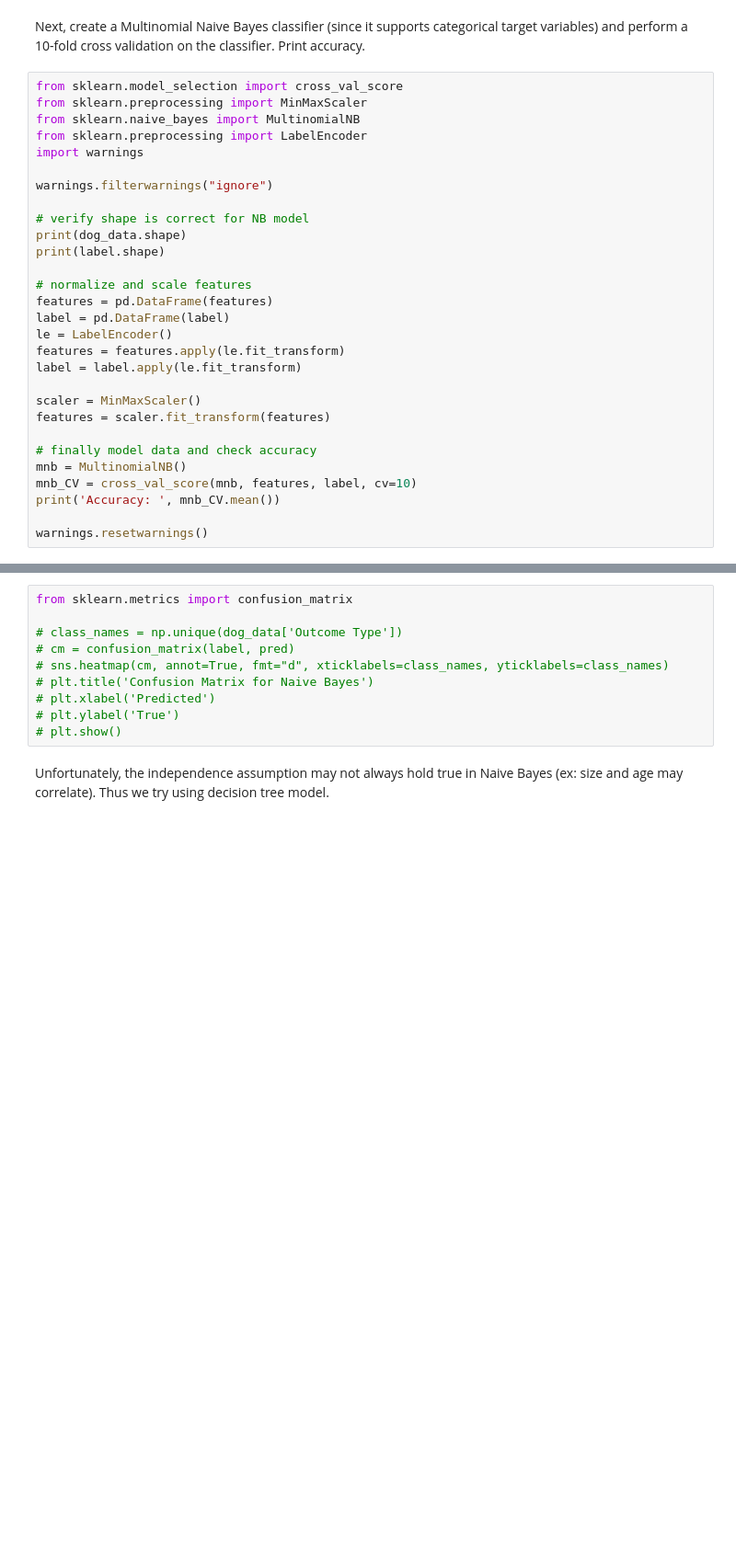
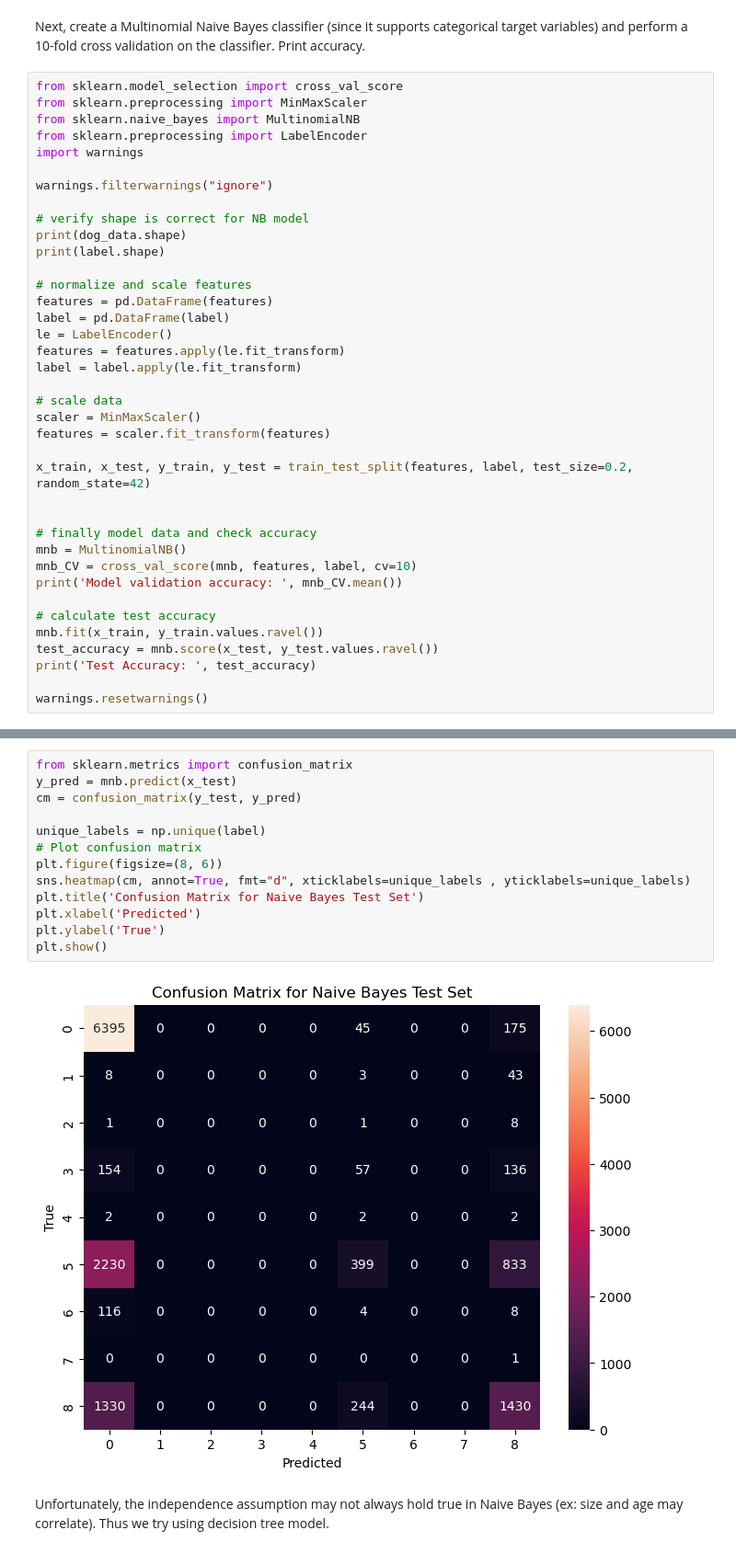
Before and after one commit to shruti2003/MLFinalProject, a Jupyter notebook: ML Final Project.ipynb, the cells around one changed output, grey strips where cells are left out. Shown at 92% size. Saved outputs shown, nothing was run; the diff lists cells and outputs as text; blank space fills up the shorter version.

Commit message:
added smote oversampling + fixed confusion matrix

```diff
--- a/ML Final Project.ipynb
+++ b/ML Final Project.ipynb
@@ -544,12 +673,21 @@ le = LabelEncoder()
 features = features.apply(le.fit_transform)
 label = label.apply(le.fit_transform)
 
+# scale data
 scaler = MinMaxScaler()
 features = scaler.fit_transform(features)
+
+x_train, x_test, y_train, y_test = train_test_split(features, label, test_size=0.2, random_state=42)
+
 
 # finally model data and check accuracy
 mnb = MultinomialNB()
 mnb_CV = cross_val_score(mnb, features, label, cv=10)
-print('Accuracy: ', mnb_CV.mean())
+print('Model validation accuracy: ', mnb_CV.mean())
+
+# calculate test accuracy
+mnb.fit(x_train, y_train.values.ravel())
+test_accuracy = mnb.score(x_test, y_test.values.ravel())
+print('Test Accuracy: ', test_accuracy)
 
 warnings.resetwarnings()
@@ -556,13 +699,18 @@ warnings.resetwarnings()
 # %%
 from sklearn.metrics import confusion_matrix
+y_pred = mnb.predict(x_test)
+cm = confusion_matrix(y_test, y_pred)
 
-# class_names = np.unique(dog_data['Outcome Type'])
-# cm = confusion_matrix(label, pred)
-# sns.heatmap(cm, annot=True, fmt="d", xticklabels=class_names, yticklabels=class_names)
-# plt.title('Confusion Matrix for Naive Bayes')
-# plt.xlabel('Predicted')
-# plt.ylabel('True')
-# plt.show()
+unique_labels = np.unique(label)
+# Plot confusion matrix
+plt.figure(figsize=(8, 6))
+sns.heatmap(cm, annot=True, fmt="d", xticklabels=unique_labels , yticklabels=unique_labels)
+plt.title('Confusion Matrix for Naive Bayes Test Set')
+plt.xlabel('Predicted')
+plt.ylabel('True')
+plt.show()
+# %% [output]
+[figure, added]
 # %% [markdown]
 Unfortunately, the independence assumption may not always hold true in Naive Bayes (ex: size and age may correlate). Thus we try using decision tree model.
 # %% [markdown]
```
Also changed, not shown: parts of 39 cells of this notebook.
